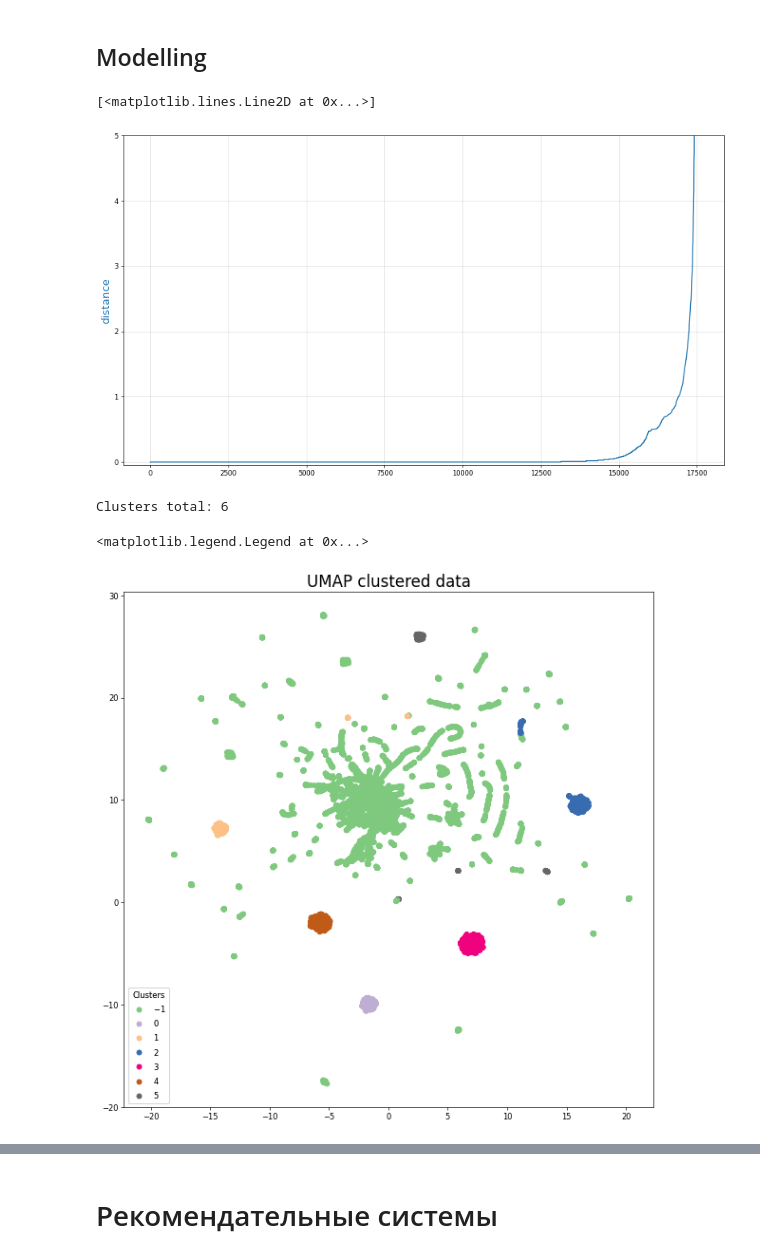
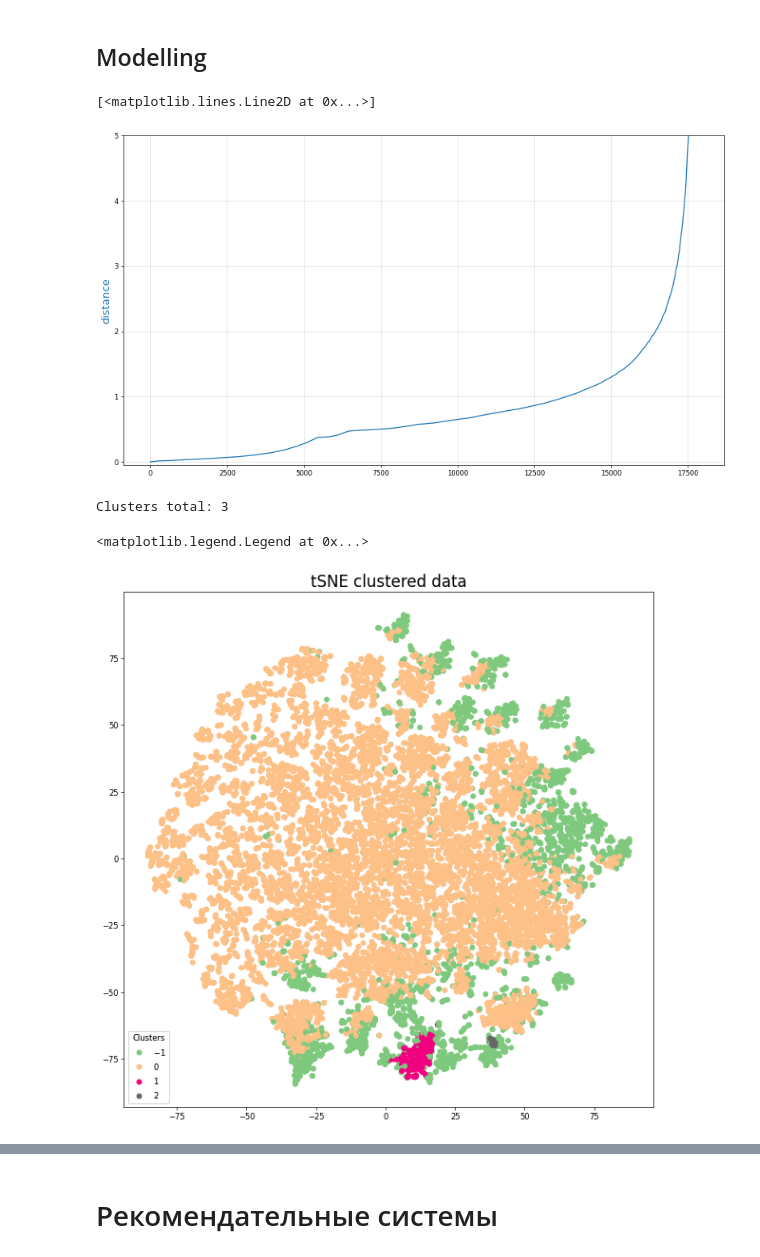
Before and after one commit to gribkov-s/OTUS_ML, a Jupyter notebook: Project_RecomendationSystemAndClustering.ipynb, the cells around one changed output, grey strips where cells are left out. Drawn from its saved outputs; the diff is of its cells as text; code cells hidden in the pictures.

```diff
--- a/Project_RecomendationSystemAndClustering.ipynb
+++ b/Project_RecomendationSystemAndClustering.ipynb
@@ -138,13 +98,14 @@ data_u_r
 # %%
-#отбор данных по пользователям и товарам, имеющим достаточно отзывов
+#отбор по количеству отзывов
 
-filter_items = data_review_all['asin'].value_counts() >= 2
+filter_users = data_review_all['reviewerID'].value_counts() >= 4
+filter_users = filter_users[filter_users].index.tolist()
+
+filter_items = data_review_all['asin'].value_counts() >= 4
 filter_items = filter_items[filter_items].index.tolist()
 
-filter_users = data_review_all['reviewerID'].value_counts() >= 2
-filter_users = filter_users[filter_users].index.tolist()
+data_review = data_review_all[(data_review_all['reviewerID'].isin(filter_users)) & (data_review_all['asin'].isin(filter_items))]
 
-data_review = data_review_all[(data_review_all['asin'].isin(filter_items)) & (data_review_all['reviewerID'].isin(filter_users))]
 print('The original data frame shape:\t{}'.format(data_review_all.shape))
 print('The new data frame shape:\t{}'.format(data_review.shape))
 # %% [output]
@@ -256,16 +216,17 @@ data_users
 # %%
 #стандартизация
 
-data_users_sc = StandardScaler().fit_transform(data_users[['reviews_total', 'r_1_total', 'r_2_total', 'r_3_total', 'r_4_total',
-                                                           'r_5_total', 'votes_total','user_lt_days',
-                                                           'short_review_total', 'middle_review_total', 'long_review_total']])
+data_for_clustering_sc = StandardScaler().fit_transform(data_for_clustering[['reviews_total', 'r_1_total', 'r_2_total', 'r_3_total', 'r_4_total',
+                                                           'r_5_total', 'lt_days', 'review_len_med',
+                                                           'm_1_total', 'm_2_total', 'm_3_total', 'm_4_total', 'm_5_total', 'm_6_total',
+                                                           'm_7_total', 'm_8_total', 'm_9_total', 'm_10_total', 'm_11_total', 'm_12_total',]])
 # %%
-#визуализация исходных данных в сжатом признаковом пространстве UMAP
+#визуализация исходных данных в сжатом признаковом пространстве tSNE
 
-data_users_umap = umap.UMAP(random_state=42).fit_transform(data_users_sc)
+data_for_clustering_tsne = TSNE(n_components=2, random_state=42, n_jobs=-1).fit_transform(data_for_clustering_sc)
 
 plt.figure(figsize=(12, 12), dpi= 60)
-plt.title("UMAP base data", fontsize=20)
-plt.scatter(data_users_umap[:, 0], data_users_umap[:, 1])
+plt.title("tSNE base data", fontsize=20)
+plt.scatter(data_for_clustering_tsne[:, 0], data_for_clustering_tsne[:, 1])
 # %% [output]
 <matplotlib.collections.PathCollection at 0x...>
@@ -276,8 +237,8 @@ plt.scatter(data_users_umap[:, 0], data_users_umap[:, 1])
 #нахождение оптимального значения eps с помощью NearestNeighbors
 
 neigh = NearestNeighbors(n_neighbors=2)
-nbrs = neigh.fit(data_users_sc)
-distances, indices = nbrs.kneighbors(data_users_sc)
+nbrs = neigh.fit(data_for_clustering_sc)
+distances, indices = nbrs.kneighbors(data_for_clustering_sc)
 
 distances = np.sort(distances, axis=0)
 distances = distances[:,1]
@@ -289,30 +250,30 @@ ax.set_ylim(ymin=-0.05, ymax=5)
 plt.plot(distances)
 # %% [output]
 [<matplotlib.lines.Line2D at 0x...>]
-[figure, old version]
+[figure, new version]
 # %%
 #построение модели DBSCAN
 
-db = DBSCAN(eps=0.1, min_samples=500)
-db.fit(data_users_sc)
+db = DBSCAN(eps=1.5, min_samples=17)
+db.fit(data_for_clustering_sc)
 
-data_users_labels = db.labels_
+data_for_clustering_labels = db.labels_
 
-n_clusters = len(set(data_users_labels)) - (1 if -1 in data_users_labels else 0)
+n_clusters = len(set(data_for_clustering_labels)) - (1 if -1 in data_for_clustering_labels else 0)
 print("Clusters total: " + str(n_clusters))
 # %% [output]
-Clusters total: 6
+Clusters total: 3
 # %%
-#визуализация результатов кластеризации в сжатом признаковом пространстве UMAP
+#визуализация результатов кластеризации в сжатом признаковом пространстве tSNE
 
 fig, ax = plt.subplots(figsize=(12, 12), dpi= 60)
 
-plt.title("UMAP clustered data", fontsize=20)
-scatter = ax.scatter(data_users_umap[:, 0], data_users_umap[:, 1], c = data_users_labels, cmap="Accent")
+plt.title("tSNE clustered data", fontsize=20)
+scatter = ax.scatter(data_for_clustering_tsne[:, 0], data_for_clustering_tsne[:, 1], c = data_for_clustering_labels, cmap="Accent")
 legend = ax.legend(*scatter.legend_elements(),
                     loc="lower left", title="Clusters")
 ax.add_artist(legend)
 # %% [output]
 <matplotlib.legend.Legend at 0x...>
-[figure, old version]
+[figure, new version]
 # %%
```
Also changed, not shown: parts of 35 cells of this notebook.
